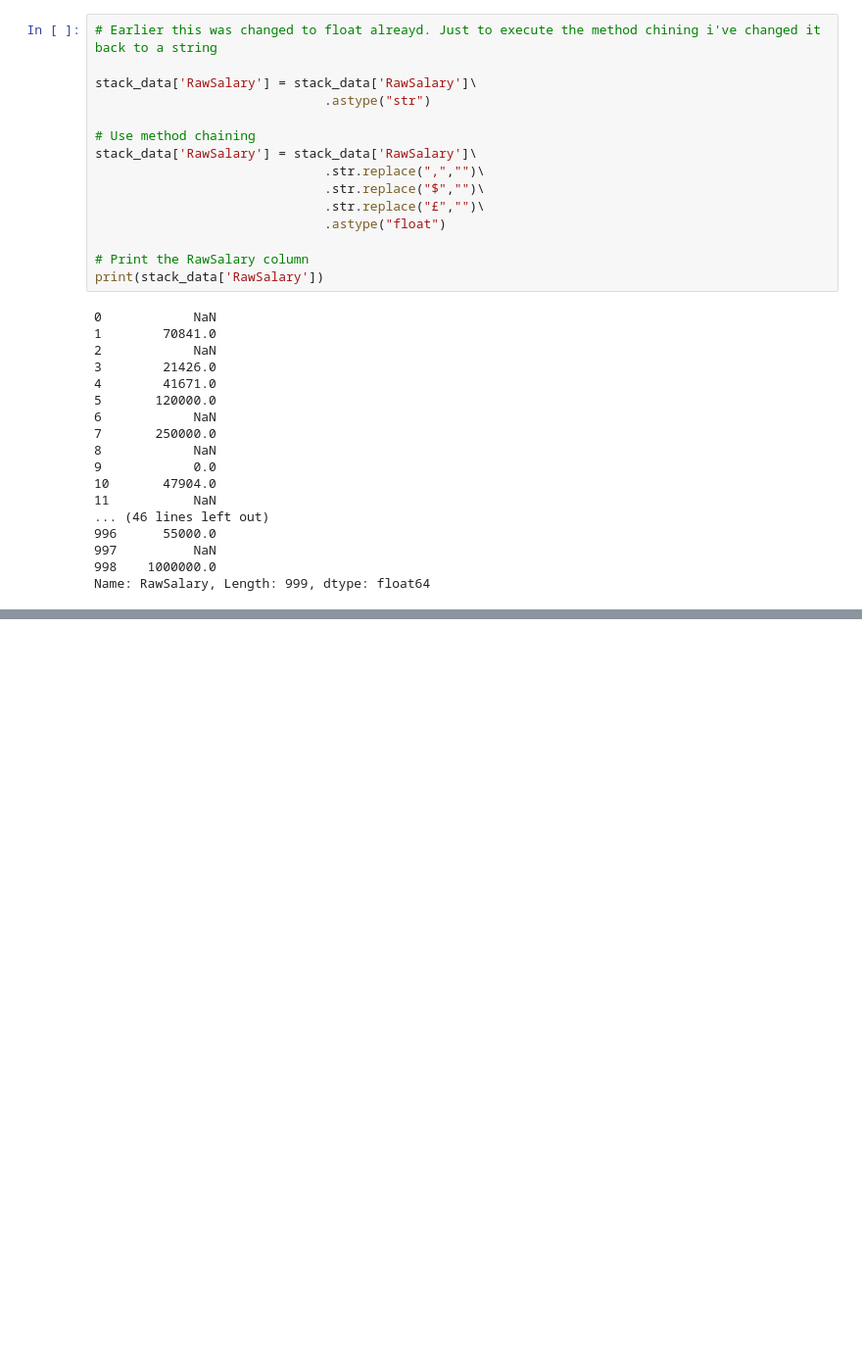
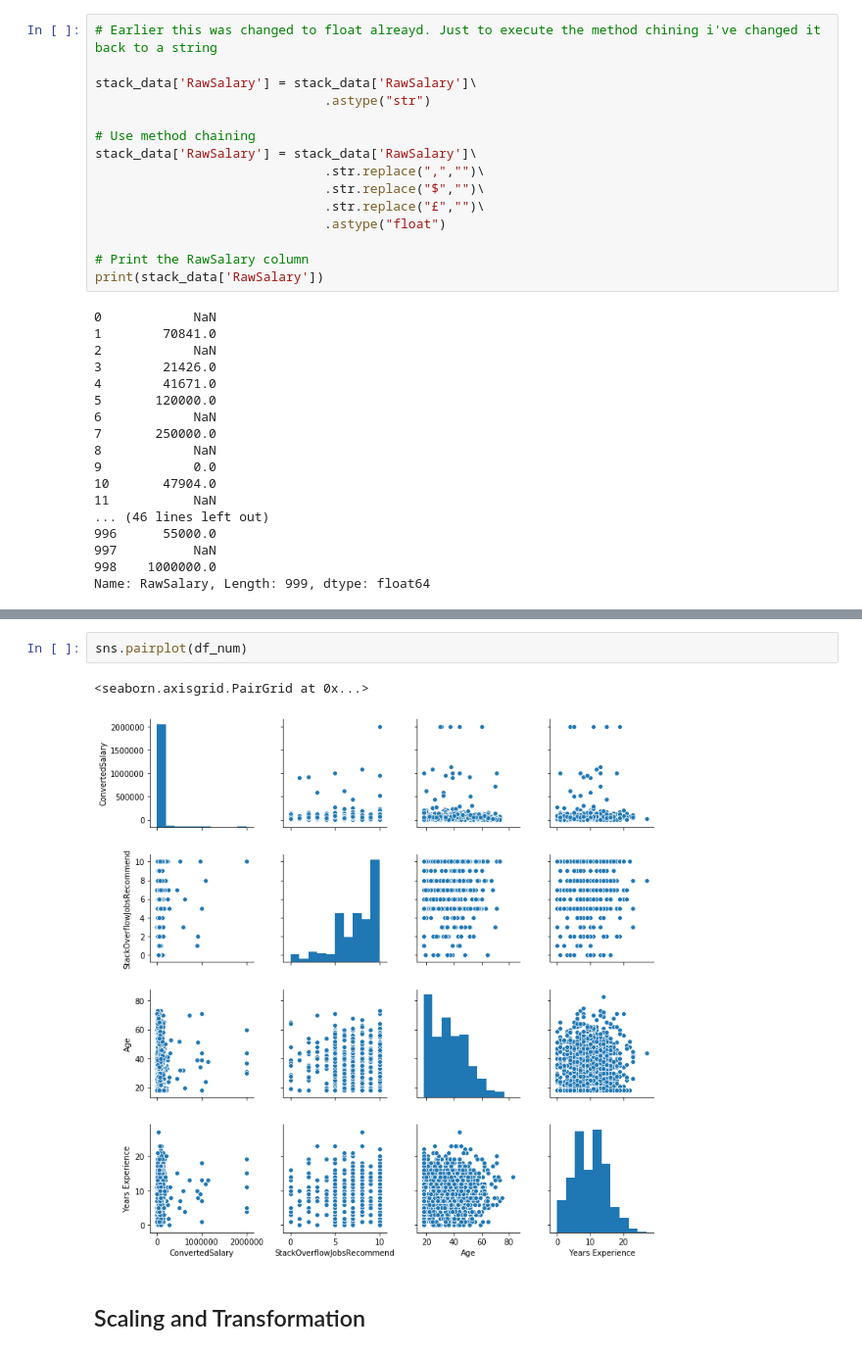
Before and after one commit to toyinolape/DataCamp_DataScience, a Jupyter notebook: Feature_Engineering/Feature_Engineering.ipynb, the cells around one changed output, grey strips where cells are left out. Shown at 98% size. Saved outputs shown, nothing was run; the diff lists cells and outputs as text; blank space fills up the shorter version.

```diff
--- a/Feature_Engineering/Feature_Engineering.ipynb
+++ b/Feature_Engineering/Feature_Engineering.ipynb
@@ -381,0 +409,7 @@ Name: RawSalary, Length: 999, dtype: float64
+# %%
+sns.pairplot(df_num)
+# %% [output]
+<seaborn.axisgrid.PairGrid at 0x...>
+[figure, added]
+# %% [markdown]
+## Scaling and Transformation
```
Also changed, not shown: parts of 24 cells of this notebook, 2 other files.
